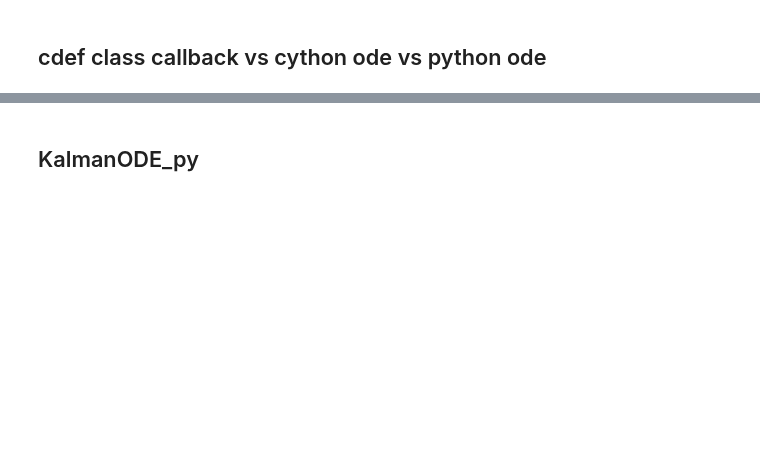
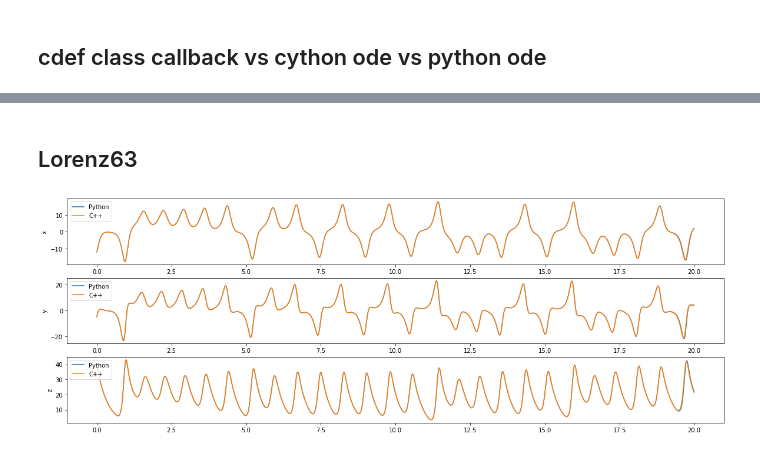
Before and after one commit to mlysy/rodeo-legacy, a Jupyter notebook: cython/KalmanODE.ipynb, the cells around one changed output, grey strips where cells are left out. Drawn from its saved outputs; the diff is of its cells as text; code cells hidden in the pictures; blank space fills up the shorter version.

```diff
--- a/cython/KalmanODE.ipynb
+++ b/cython/KalmanODE.ipynb
@@ -172,2 +100,2 @@ kalman_cy = %timeit -o -n 100 _, _, _ = kalmanode.solve(x0_state, mv=True, sim=T
 # %% [markdown]
-## KalmanODE_py
+## Lorenz63
@@ -173,0 +156,11 @@ kalman_cy = %timeit -o -n 100 _, _, _ = kalmanode.solve(x0_state, mv=True, sim=T
+# %%
+tseq = np.linspace(tmin, tmax, n_steps)
+_, axs = plt.subplots(n_var, 1, figsize=(20, 7))
+ylabel = ['x', 'y', 'z']
+for i in range(n_var):
+    axs[i].plot(tseq, kalman_py_lor_sim[:, n_state*i], label="Python")
+    axs[i].plot(tseq, kalman_lor_sim[:, n_state*i], label="C++")
+    axs[i].set_ylabel(ylabel[i])
+    axs[i].legend(loc='upper left')
+# %% [output]
+[figure, added]
```
Also changed, not shown: parts of 22 cells of this notebook, 7 other files.
